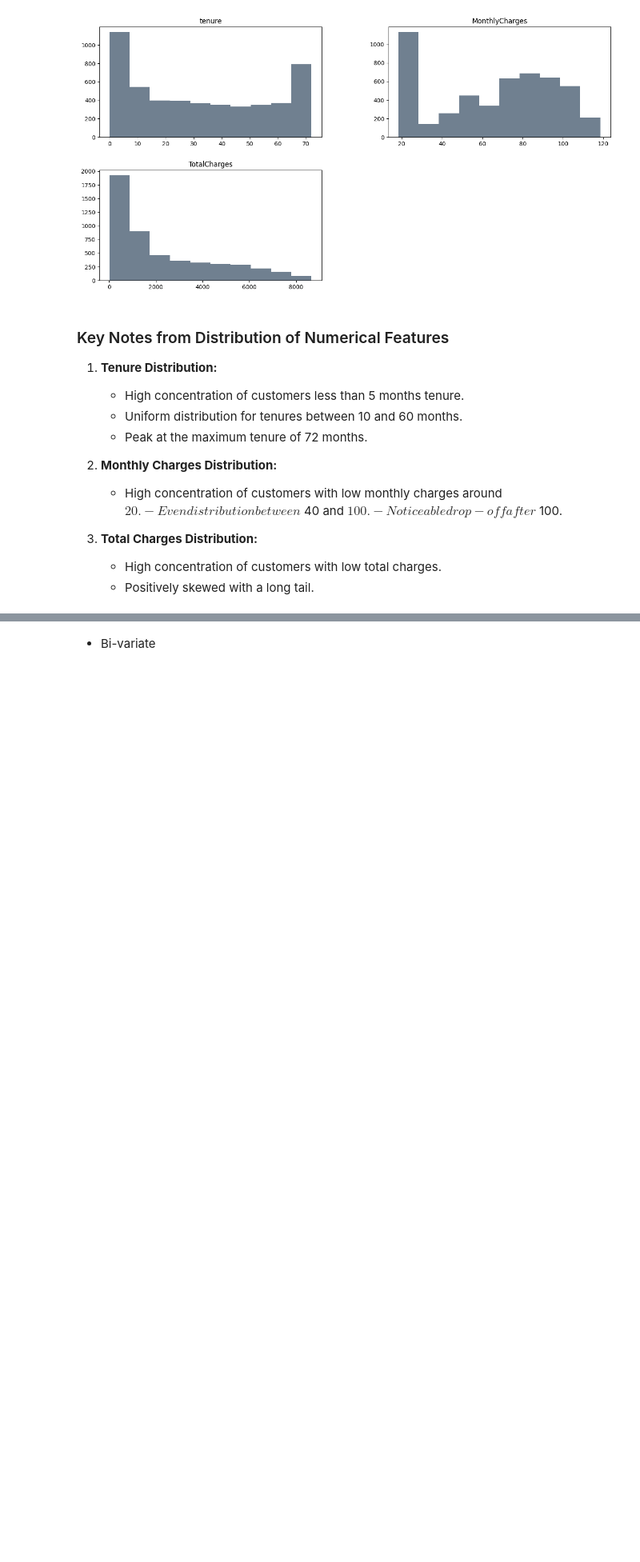
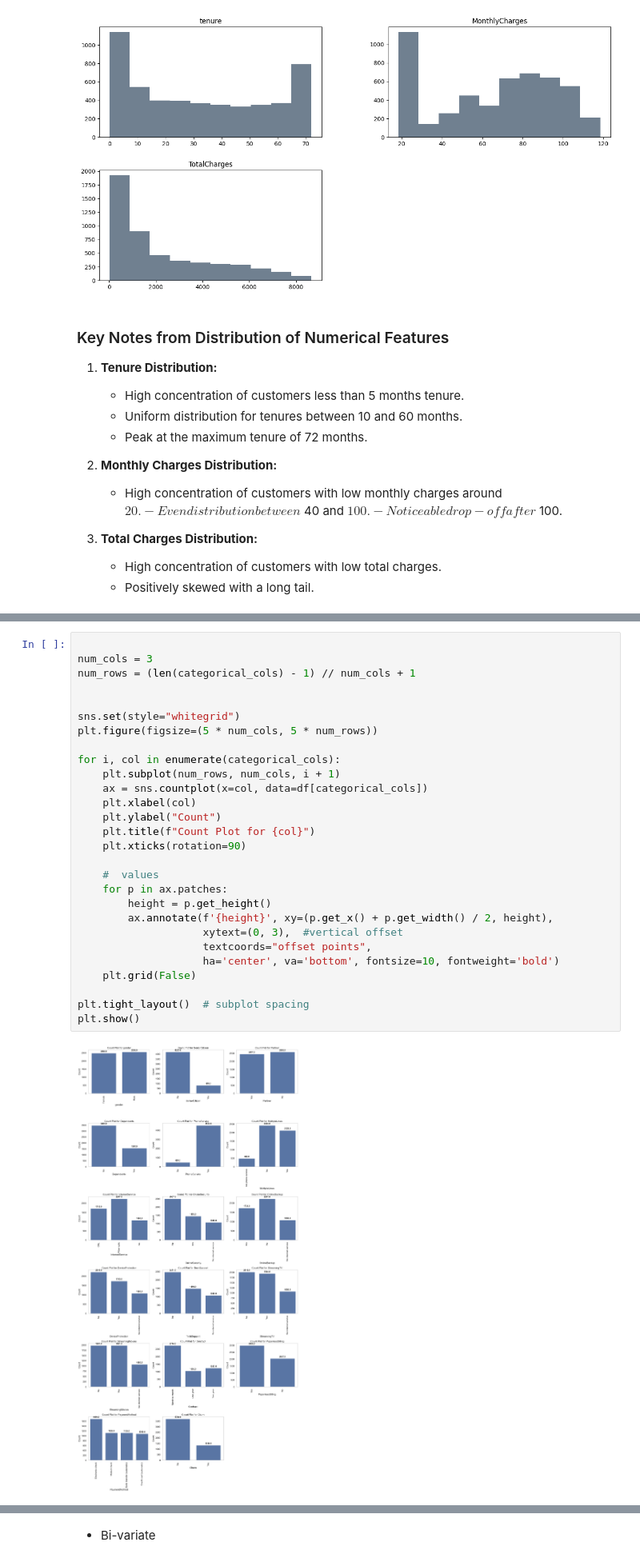
Before and after one commit to DelphinKdl/customer-churn-prediction, a Jupyter notebook: notobooks/main.ipynb, the cells around one changed output, grey strips where cells are left out. Shown: that part at 80% size. Drawn from its saved outputs; the diff is of its cells as text; blank space fills up the shorter version.

```diff
--- a/notobooks/main.ipynb
+++ b/notobooks/main.ipynb
@@ -604,0 +619,30 @@ plt.show()
+# %%
+
+num_cols = 3
+num_rows = (len(categorical_cols) - 1) // num_cols + 1
+
+
+sns.set(style="whitegrid")
+plt.figure(figsize=(5 * num_cols, 5 * num_rows))
+
+for i, col in enumerate(categorical_cols):
+    plt.subplot(num_rows, num_cols, i + 1)
+    ax = sns.countplot(x=col, data=df[categorical_cols])
+    plt.xlabel(col)
+    plt.ylabel("Count")
+    plt.title(f"Count Plot for {col}")
+    plt.xticks(rotation=90)
+
+    #  values
+    for p in ax.patches:
+        height = p.get_height()
+        ax.annotate(f'{height}', xy=(p.get_x() + p.get_width() / 2, height),
+                    xytext=(0, 3),  #vertical offset
+                    textcoords="offset points",
+                    ha='center', va='bottom', fontsize=10, fontweight='bold')
+    plt.grid(False)
+
+plt.tight_layout()  # subplot spacing
+plt.show()
+# %% [output]
+[figure, added]
```
Also changed, not shown: parts of 8 cells of this notebook.
